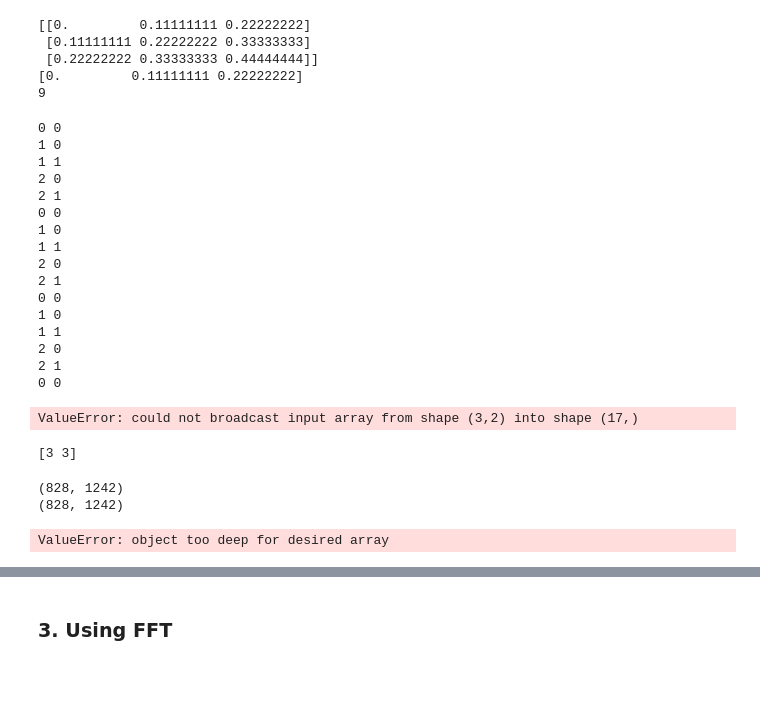
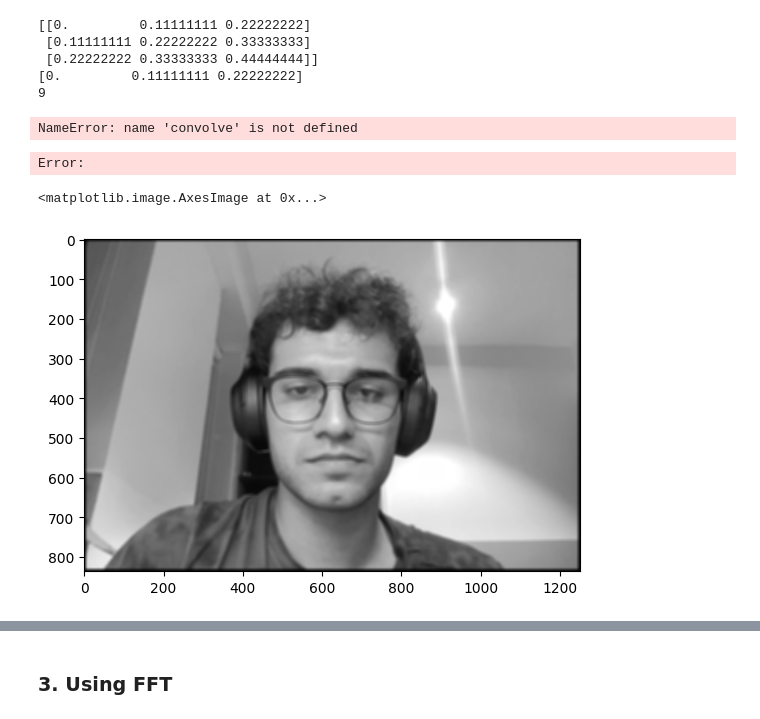
Before and after one commit to natharyan/CS-2467-Monsoon-2024, a Jupyter notebook: PSET1/B.ipynb, the cells around one changed output, grey strips where cells are left out. Cells and saved outputs as stored; diff of their text form; code cells hidden in the pictures; blank space fills up the shorter version.

Commit message:
1d signal conv store

```diff
--- a/PSET1/B.ipynb
+++ b/PSET1/B.ipynb
@@ -114,34 +168,7 @@ print(k.size)
 [0.         0.11111111 0.22222222]
 9
 # %%
-k = convovle(greyorg,3)
+vanillaconvolved = convolve(greyorg,3)
 print(k.shape)
 # %% [output]
-0 0
-1 0
-1 1
-2 0
-2 1
-0 0
-1 0
-1 1
-2 0
-2 1
-0 0
-1 0
-1 1
-2 0
-2 1
-0 0
+NameError: name 'convolve' is not defined
-ValueError: could not broadcast input array from shape (3,2) into shape (17,)
-# %%
-print(np.array((3,3),dtype=object))
-# %% [output]
-[3 3]
-# %%
-print(greyorg.shape)
-img = convovle(greyorg,10)
-print(img.shape)
-# %% [output]
-(828, 1242)
-(828, 1242)
@@ -151,12 +175,16 @@ blurred_grayorg = convovle(greyorg,10)
 # %%
 matrsize = 10
-npconvolved = np.convolve(greyorg,1/(matrsize*matrsize)*np.array([[1 for i in range(matrsize)] for j in range(matrsize)]),"valid")
-print(greyorg.shape,npconvolved.shape)
-plt.imshow(cv2.cvtColor(greyorg,cv2.COLOR_BGR2RGB))
-plt.show()
-plt.imshow(cv2.cvtColor(npconvolved,cv2.COLOR_BGR2RGB))
-plt.show()
-
-plt.imshow(cv2.cvtColor(greyorg + greyorg - npconvolved,cv2.COLOR_BGR2RGB))
+k = 1/(matrsize*matrsize)*np.array([[1 for i in range(matrsize)] for j in range(matrsize)])
+vanillaconvolved = convolution_as_maultiplication(greyorg,k)
+print(k.shape)
 # %% [output]
-ValueError: object too deep for desired array
+Error:
+# %%
+from scipy import signal
+matrsize = 10
+k = 1/(matrsize*matrsize)*np.array([[1 for i in range(matrsize)] for j in range(matrsize)])
+librayconvolved = signal.convolve2d(greyorg, k, 'full')
+plt.imshow(librayconvolved,cmap='gray')
+# %% [output]
+<matplotlib.image.AxesImage at 0x...>
+[figure, added]
```
Also changed, not shown: parts of 9 cells of this notebook, 1 other file.
